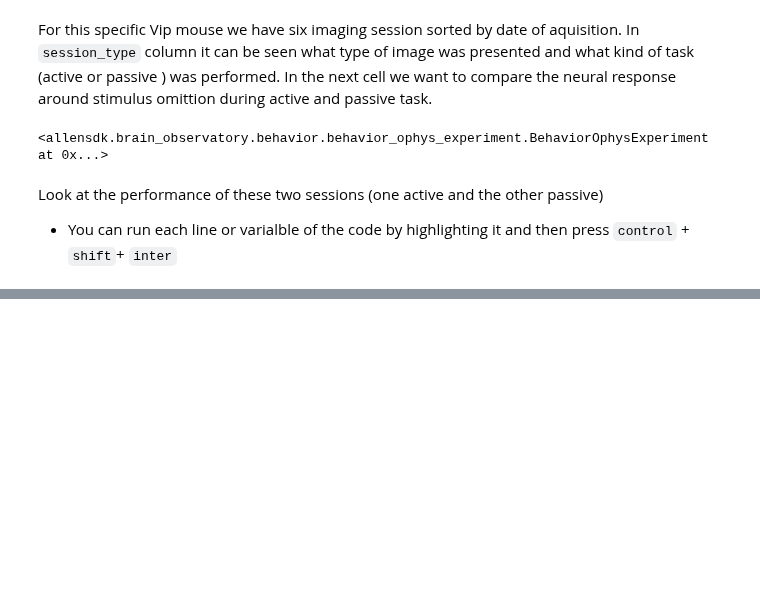
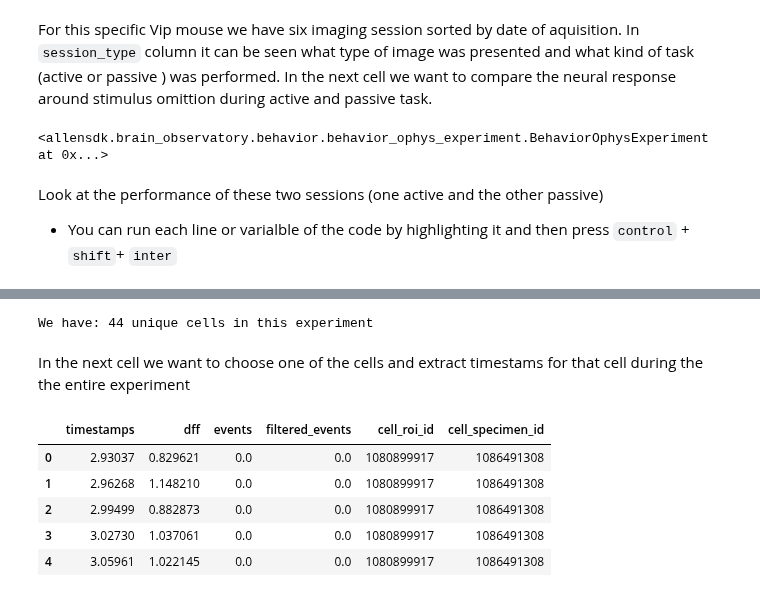
Before and after one commit to MiladQolami/NeuroMatch_2022_group_project, a Jupyter notebook: Coding_Exercise.ipynb, the cells around one changed output, grey strips where cells are left out. Cells and saved outputs as stored; diff of their text form; code cells hidden in the pictures; blank space fills up the shorter version.

```diff
--- a/Coding_Exercise.ipynb
+++ b/Coding_Exercise.ipynb
@@ -57,12 +48,24 @@ For more information see:
 # %%
 #  @title Improt relevant packages
+import os
 import numpy as np
 import pandas as pd
+from tqdm import tqdm
+import seaborn as sns
+import matplotlib.pyplot as plt
+
+from sklearn import svm
+from sklearn.model_selection import train_test_split
+from sklearn.metrics import confusion_matrix, accuracy_score
+from sklearn.manifold import TSNE
 from pathlib import Path
-import math
 
-import allensdk
+import mindscope_utilities
+import mindscope_utilities.visual_behavior_ophys as ophys
+
 from allensdk.brain_observatory.behavior.behavior_project_cache import VisualBehaviorOphysProjectCache
+
+pd.set_option('display.max_columns', 500)
 # %% [markdown]
 ## First we need a file path because we need to pass it to cache object to indicate where the file should be downloaded
 
@@ -154,0 +155,20 @@ this_mouse_Vip_active_experiment.get_performance_metrics()    # perfomance metri
+# %%
+this_mouse_Vip_passive_neural_data = ophys.build_tidy_cell_df(this_mouse_Vip_passive_experiment)
+
+# How many cells we have?
+print(f'We have: {len(this_mouse_Vip_passive_neural_data.cell_roi_id.unique())} unique cells in this experiment')
+# %% [output]
+We have: 44 unique cells in this experiment
+# %% [markdown]
+In the next cell we want to choose one of the cells and extract timestams for that cell during the the entire experiment
+# %%
+cell_id = this_mouse_Vip_passive_neural_data.cell_roi_id.unique()[1]
+this_mouse_Vip_passive_neural_data_single_cell = this_mouse_Vip_passive_neural_data.query('cell_roi_id == @cell_id')
+this_mouse_Vip_passive_neural_data_single_cell.head()
+# %% [output]
+|  | timestamps | dff | events | filtered_events | cell_roi_id | cell_specimen_id |
+| 0 | 2.93037 | 0.829621 | 0.0 | 0.0 | 1080899917 | 1086491308 |
+| 1 | 2.96268 | 1.148210 | 0.0 | 0.0 | 1080899917 | 1086491308 |
+| 2 | 2.99499 | 0.882873 | 0.0 | 0.0 | 1080899917 | 1086491308 |
+| 3 | 3.02730 | 1.037061 | 0.0 | 0.0 | 1080899917 | 1086491308 |
+| 4 | 3.05961 | 1.022145 | 0.0 | 0.0 | 1080899917 | 1086491308 |
```
Also changed, not shown: parts of 10 cells of this notebook.
